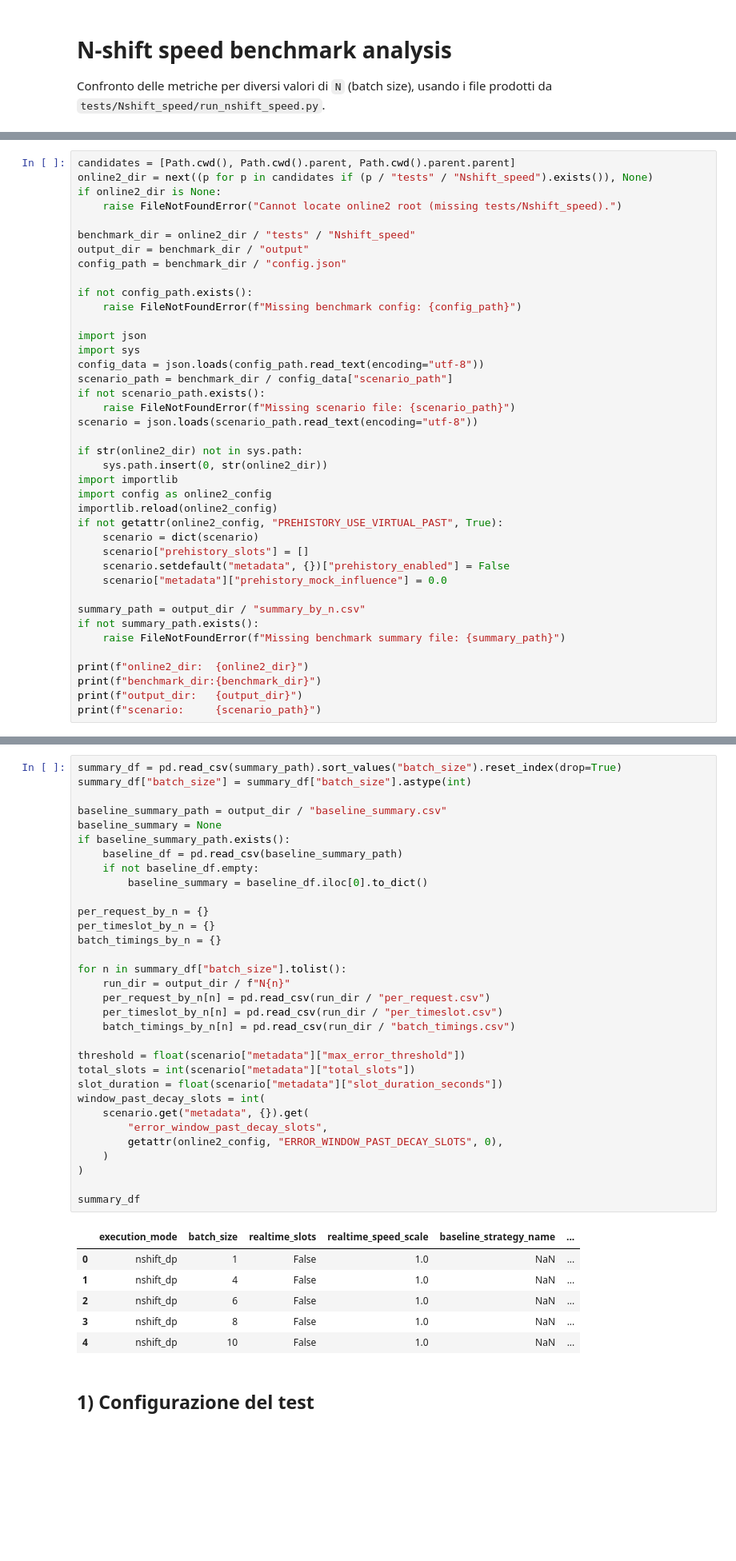
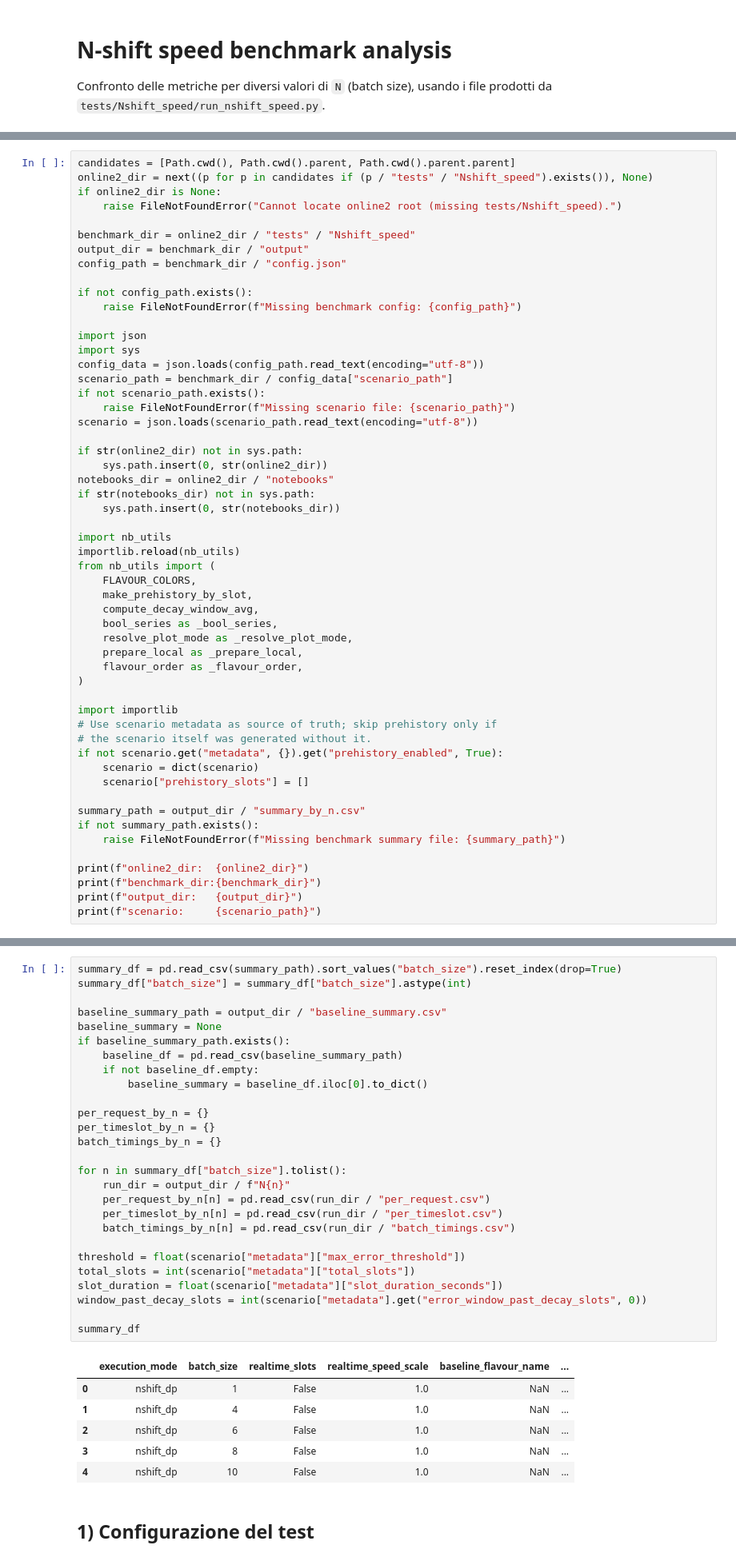
Before and after one commit to frenzis01/carbonshift, a Jupyter notebook: online2/notebooks/nshift_speed_analysis.ipynb, the cells around one changed output, grey strips where cells are left out. Shown at 80% size. Saved outputs shown, nothing was run; the diff lists cells and outputs as text; blank space fills up the shorter version.

```diff
--- a/online2/notebooks/nshift_speed_analysis.ipynb
+++ b/online2/notebooks/nshift_speed_analysis.ipynb
@@ -53,14 +48,28 @@ scenario = json.loads(scenario_path.read_text(encoding="utf-8"))
 
 if str(online2_dir) not in sys.path:
     sys.path.insert(0, str(online2_dir))
+notebooks_dir = online2_dir / "notebooks"
+if str(notebooks_dir) not in sys.path:
+    sys.path.insert(0, str(notebooks_dir))
+
+import nb_utils
+importlib.reload(nb_utils)
+from nb_utils import (
+    FLAVOUR_COLORS,
+    make_prehistory_by_slot,
+    compute_decay_window_avg,
+    bool_series as _bool_series,
+    resolve_plot_mode as _resolve_plot_mode,
+    prepare_local as _prepare_local,
+    flavour_order as _flavour_order,
+)
+
 import importlib
-import config as online2_config
-importlib.reload(online2_config)
-if not getattr(online2_config, "PREHISTORY_USE_VIRTUAL_PAST", True):
+# Use scenario metadata as source of truth; skip prehistory only if
+# the scenario itself was generated without it.
+if not scenario.get("metadata", {}).get("prehistory_enabled", True):
     scenario = dict(scenario)
     scenario["prehistory_slots"] = []
-    scenario.setdefault("metadata", {})["prehistory_enabled"] = False
-    scenario["metadata"]["prehistory_mock_influence"] = 0.0
 
 summary_path = output_dir / "summary_by_n.csv"
 if not summary_path.exists():
@@ -78,37 +82,32 @@ scenario:     /home/francis/unipi/carbonshift/carbonshift/online2/tests/Nshift_s
 # %%
 summary_df = pd.read_csv(summary_path).sort_values("batch_size").reset_index(drop=True)
 summary_df["batch_size"] = summary_df["batch_size"].astype(int)
 
 baseline_summary_path = output_dir / "baseline_summary.csv"
 baseline_summary = None
 if baseline_summary_path.exists():
     baseline_df = pd.read_csv(baseline_summary_path)
     if not baseline_df.empty:
         baseline_summary = baseline_df.iloc[0].to_dict()
 
 per_request_by_n = {}
 per_timeslot_by_n = {}
 batch_timings_by_n = {}
 
 for n in summary_df["batch_size"].tolist():
     run_dir = output_dir / f"N{n}"
     per_request_by_n[n] = pd.read_csv(run_dir / "per_request.csv")
     per_timeslot_by_n[n] = pd.read_csv(run_dir / "per_timeslot.csv")
     batch_timings_by_n[n] = pd.read_csv(run_dir / "batch_timings.csv")
 
 threshold = float(scenario["metadata"]["max_error_threshold"])
 total_slots = int(scenario["metadata"]["total_slots"])
 slot_duration = float(scenario["metadata"]["slot_duration_seconds"])
-window_past_decay_slots = int(
-    scenario.get("metadata", {}).get(
-        "error_window_past_decay_slots",
-        getattr(online2_config, "ERROR_WINDOW_PAST_DECAY_SLOTS", 0),
-    )
-)
+window_past_decay_slots = int(scenario["metadata"].get("error_window_past_decay_slots", 0))
 
 summary_df
 # %% [output]
-|  | execution_mode | batch_size | realtime_slots | realtime_speed_scale | baseline_strategy_name | ... |
+|  | execution_mode | batch_size | realtime_slots | realtime_speed_scale | baseline_flavour_name | ... |
 | 0 | nshift_dp | 1 | False | 1.0 | NaN | ... |
 | 1 | nshift_dp | 4 | False | 1.0 | NaN | ... |
 | 2 | nshift_dp | 6 | False | 1.0 | NaN | ... |
```
Also changed, not shown: parts of 6 cells of this notebook, 2 other files.
